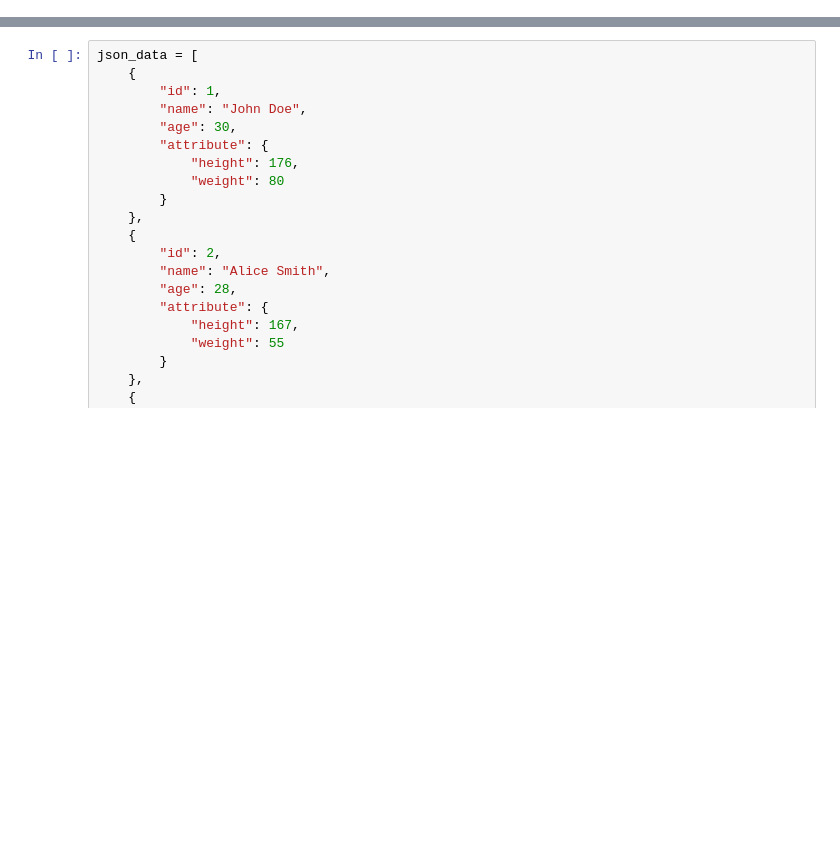
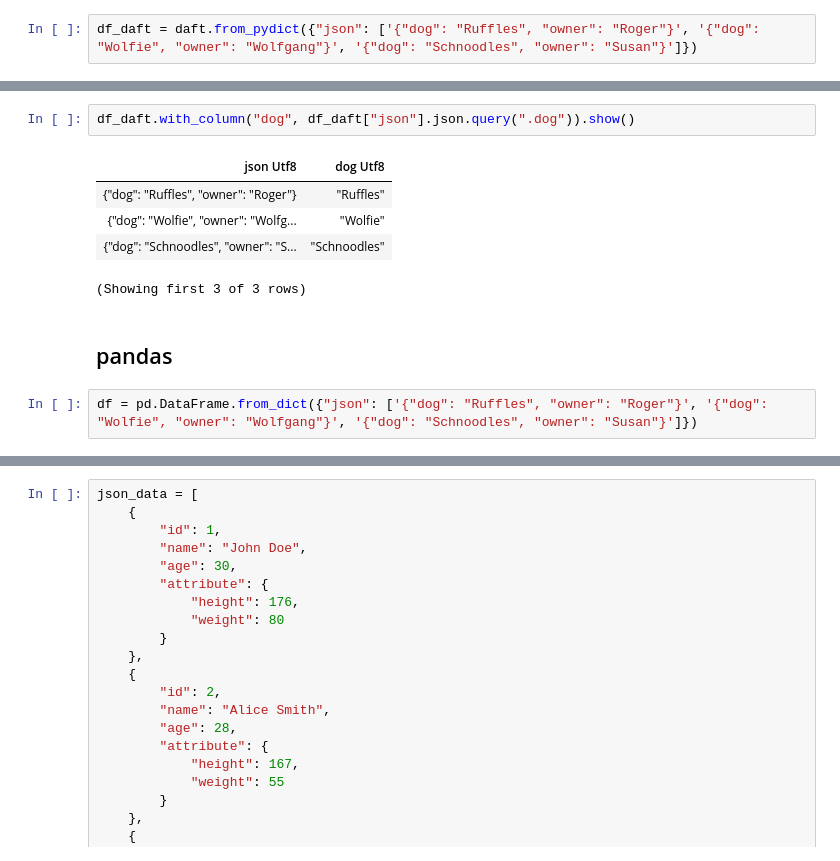
Before and after one commit to avriiil/daft-examples, a Jupyter notebook: daft-json.ipynb, the cells around one changed output, grey strips where cells are left out. Saved outputs shown, nothing was run; the diff lists cells and outputs as text; blank space fills up the shorter version.

```diff
--- a/daft-json.ipynb
+++ b/daft-json.ipynb
@@ -8,0 +21,2 @@ from daft import col, DataType
+# %%
+df_daft = daft.from_pydict({"json": ['{"dog": "Ruffles", "owner": "Roger"}', '{"dog": "Wolfie", "owner": "Wolfgang"}', '{"dog": "Schnoodles", "owner": "Susan"}']})
@@ -8,0 +31,12 @@ from daft import col, DataType
+# %%
+df_daft.with_column("dog", df_daft["json"].json.query(".dog")).show()
+# %% [output]
+| json Utf8 | dog Utf8 |
+| {"dog": "Ruffles", "owner": "Roger"} | "Ruffles" |
+| {"dog": "Wolfie", "owner": "Wolfg... | "Wolfie" |
+| {"dog": "Schnoodles", "owner": "S... | "Schnoodles" |
+(Showing first 3 of 3 rows)
+# %% [markdown]
+## pandas
+# %%
+df = pd.DataFrame.from_dict({"json": ['{"dog": "Ruffles", "owner": "Roger"}', '{"dog": "Wolfie", "owner": "Wolfgang"}', '{"dog": "Schnoodles", "owner": "Susan"}']})
```
Also changed, not shown: parts of 22 cells of this notebook.
